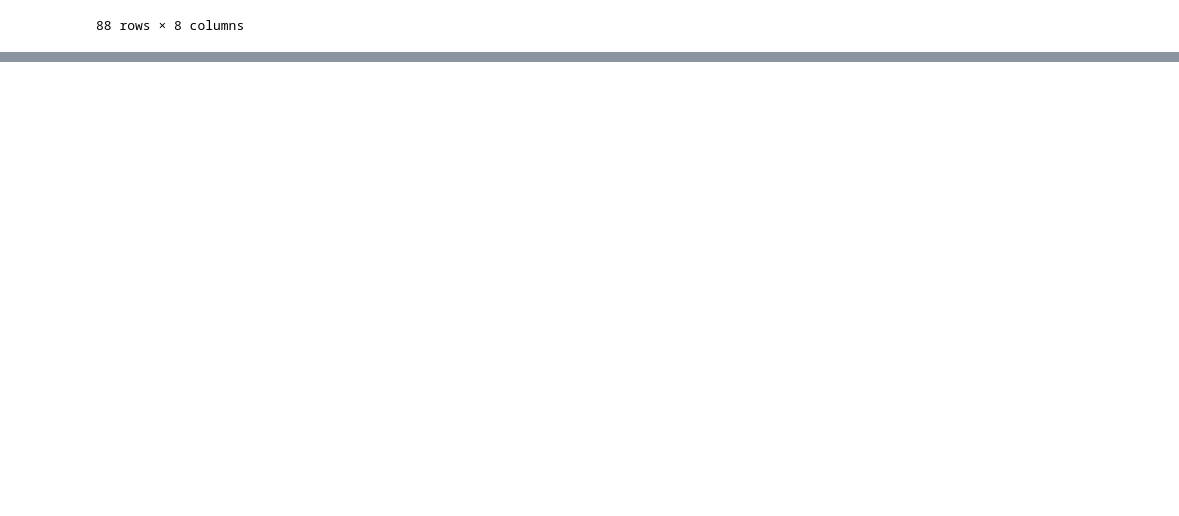
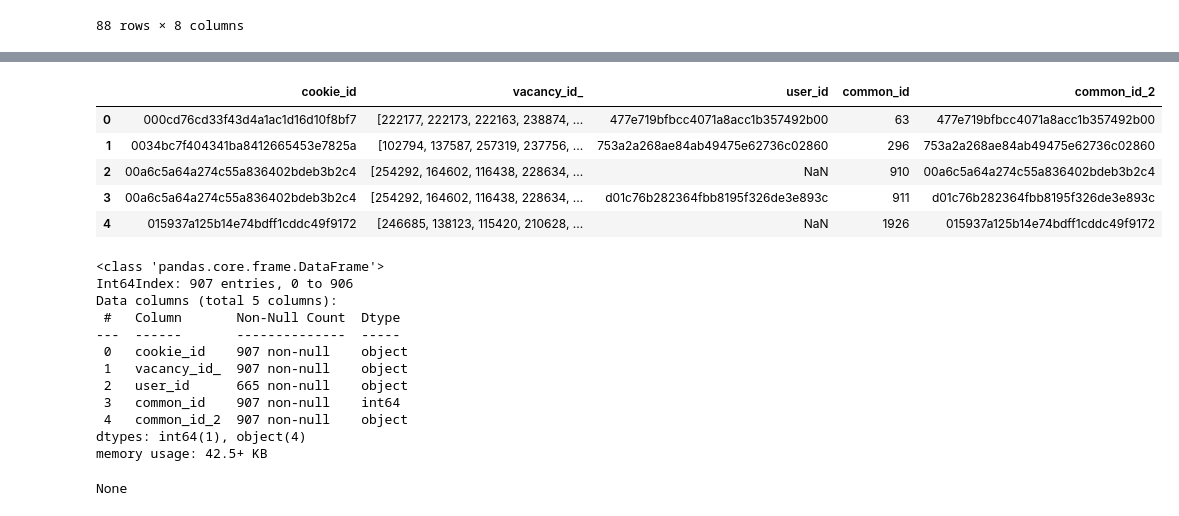
Before and after one commit to YurezSml/Hakaton2022, a Jupyter notebook: DataProcessing.ipynb, the cells around one changed output, grey strips where cells are left out. Saved outputs shown, nothing was run; the diff lists cells and outputs as text; code cells hidden in the pictures; blank space fills up the shorter version.

```diff
--- a/DataProcessing.ipynb
+++ b/DataProcessing.ipynb
@@ -215,0 +276,3 @@ train_mfti_df_up.to_parquet(f"{data_folder}/Processed_dataset.parquet",compressi
+# %%
+test_public_mfti_df = pd.read_parquet(f"{data_folder}/test_public_mfti.parquet", engine='pyarrow')
+test_public_mfti_df
@@ -215,0 +337,43 @@ train_mfti_df_up.to_parquet(f"{data_folder}/Processed_dataset.parquet",compressi
+# %%
+# Создаем промежуточный датафрейм
+
+v = train_mfti_df_up[['cookie_id',
+                      'user_id',
+                      'common_id',
+                      'common_id_2']].groupby(['cookie_id',
+                                               'common_id',
+                                               'common_id_2',
+                                               'user_id'],
+                                              dropna=False).size().reset_index()
+# %%
+# Добавляем user_id, common_id и common_id_2 в test_public датасет
+
+test_public_mfti_df_up=test_public_mfti_df[['cookie_id',
+                                            'vacancy_id_']].merge(v[['cookie_id',
+                                                                     'user_id',
+                                                                     'common_id',
+                                                                     'common_id_2']],
+                                                                  how='left',
+                                                                  indicator=False)
+display(test_public_mfti_df_up.head())
+display(test_public_mfti_df_up.info())
+# %% [output]
+|  | cookie_id | vacancy_id_ | user_id | common_id | common_id_2 |
+| 0 | 000cd76cd33f43d4a1ac1d16d10f8bf7 | [222177, 222173, 222163, 238874, ... | 477e719bfbcc4071a8acc1b357492b00 | 63 | 477e719bfbcc4071a8acc1b357492b00 |
+| 1 | 0034bc7f404341ba8412665453e7825a | [102794, 137587, 257319, 237756, ... | 753a2a268ae84ab49475e62736c02860 | 296 | 753a2a268ae84ab49475e62736c02860 |
+| 2 | 00a6c5a64a274c55a836402bdeb3b2c4 | [254292, 164602, 116438, 228634, ... | NaN | 910 | 00a6c5a64a274c55a836402bdeb3b2c4 |
+| 3 | 00a6c5a64a274c55a836402bdeb3b2c4 | [254292, 164602, 116438, 228634, ... | d01c76b282364fbb8195f326de3e893c | 911 | d01c76b282364fbb8195f326de3e893c |
+| 4 | 015937a125b14e74bdff1cddc49f9172 | [246685, 138123, 115420, 210628, ... | NaN | 1926 | 015937a125b14e74bdff1cddc49f9172 |
+<class 'pandas.core.frame.DataFrame'>
+Int64Index: 907 entries, 0 to 906
+Data columns (total 5 columns):
+ #   Column       Non-Null Count  Dtype
+---  ------       --------------  -----
+ 0   cookie_id    907 non-null    object
+ 1   vacancy_id_  907 non-null    object
+ 2   user_id      665 non-null    object
+ 3   common_id    907 non-null    int64
+ 4   common_id_2  907 non-null    object
+dtypes: int64(1), object(4)
+memory usage: 42.5+ KB
+None
```
Also changed, not shown: parts of 10 cells of this notebook.
